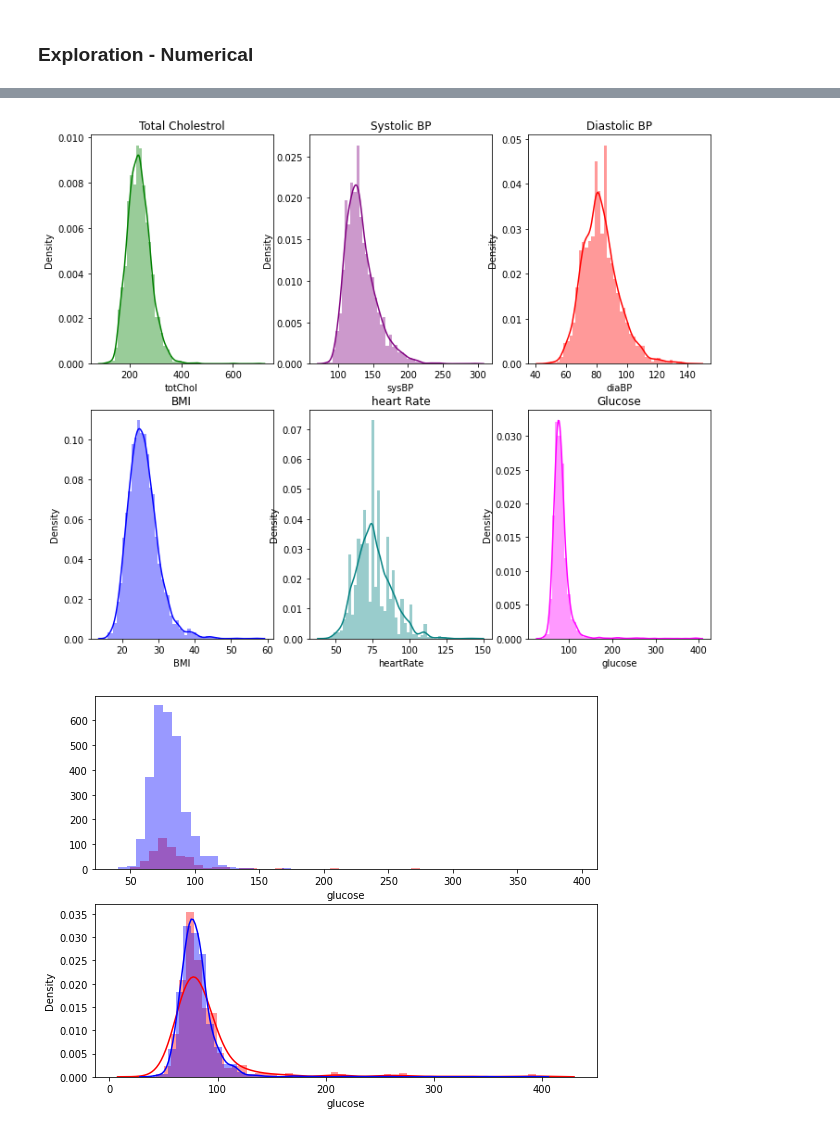
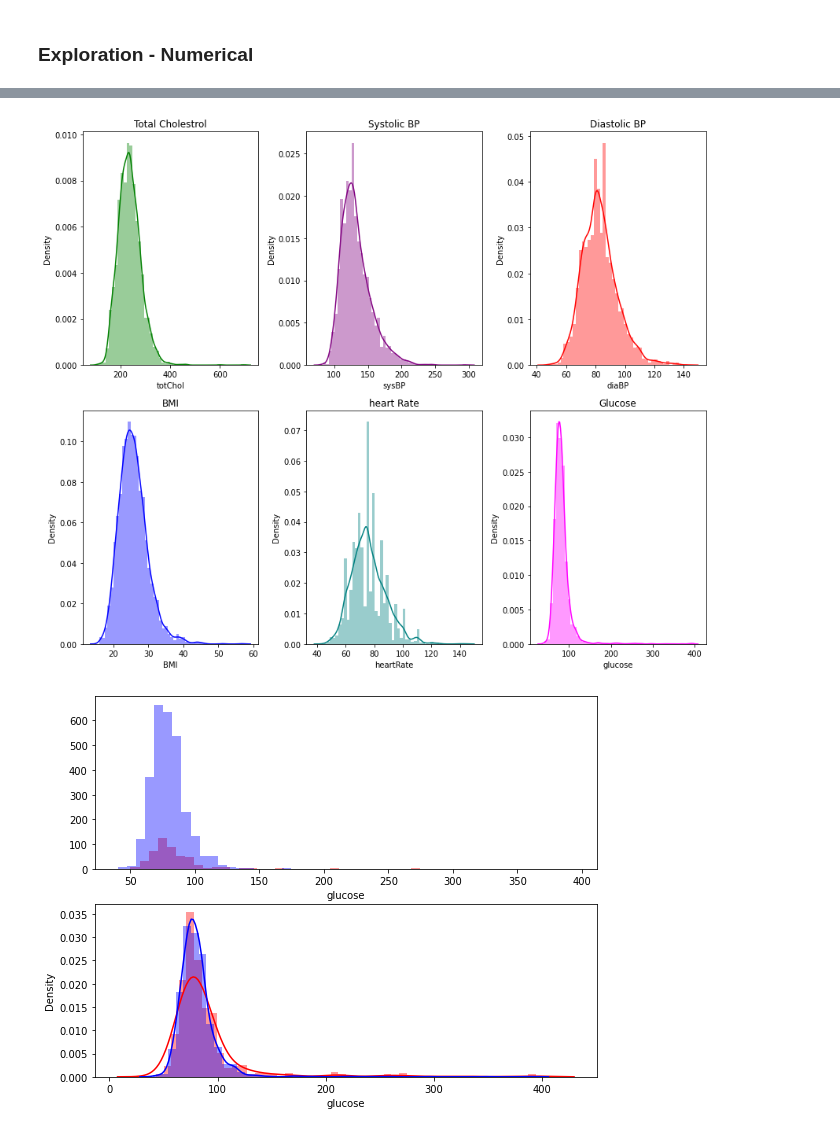
Before and after one commit to suchirmm/Heart_Disease_Risk, a Jupyter notebook: project_cardiovascular_risk.ipynb, the cells around one changed output, grey strips where cells are left out. Drawn from its saved outputs; the diff is of its cells as text; code cells hidden in the pictures.

```diff
--- a/project_cardiovascular_risk.ipynb
+++ b/project_cardiovascular_risk.ipynb
@@ -642,40 +662,42 @@ df.head()
 # Median BMI seems to be in the healthy range
 # Upperquartile also seems to be in healthy range
 # Distribution largely in healthy BMI
+# Most features seem to have outliers
 
 plt.figure(figsize = (12,10))
 plt.subplot(2,3,1)
 sns.distplot(a = df['totChol'], color = 'green', kde = True)
 plt.title('Total Cholestrol')
 
 plt.subplot(2,3,2)
 sns.distplot(a = df['sysBP'], color = 'purple', kde = True)
 plt.title('Systolic BP')
 
 
 plt.subplot(2,3,3)
 sns.distplot(a = df['diaBP'], color = 'red', kde = True)
 plt.title('Diastolic BP')
 
 plt.subplot(2,3,4)
 sns.distplot(a = df['BMI'], color = 'blue', kde = True)
 plt.title('BMI')
 
 plt.subplot(2,3,5)
 sns.distplot(a = df['heartRate'], color = 'teal', kde = True)
 plt.title('heart Rate')
 
 plt.subplot(2,3,6)
 sns.distplot(a = df['glucose'], color = 'magenta', kde = True)
 plt.title('Glucose')
 
+plt.tight_layout()
 plt.show()
 
 
 
 # df['BMI'].describe()
 # %% [output]
-[figure, old version]
+[figure, new version]
 # %%
 # Not much differene in these distributions
 # glucose does not have much predictive power
```
Also changed, not shown: parts of 65 cells of this notebook.
